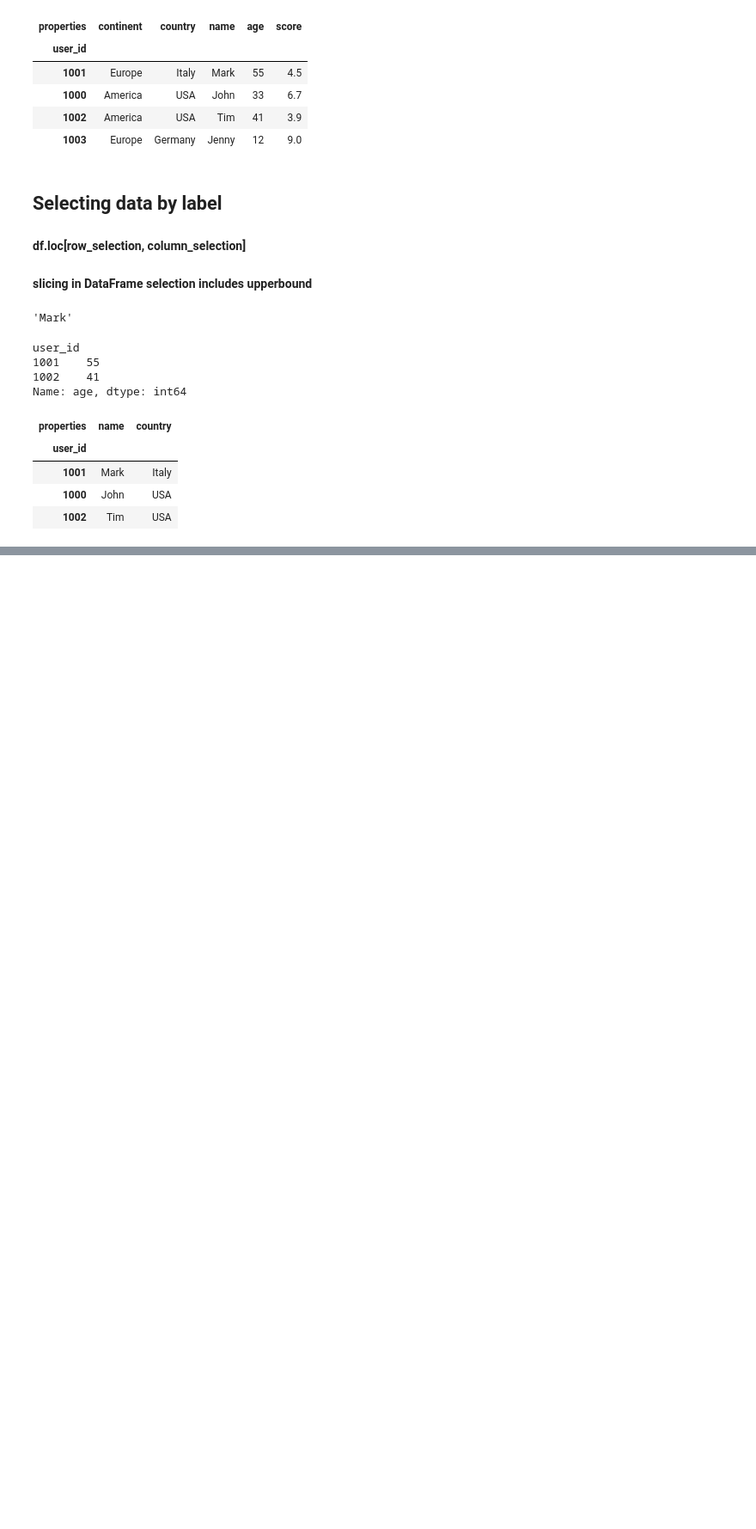
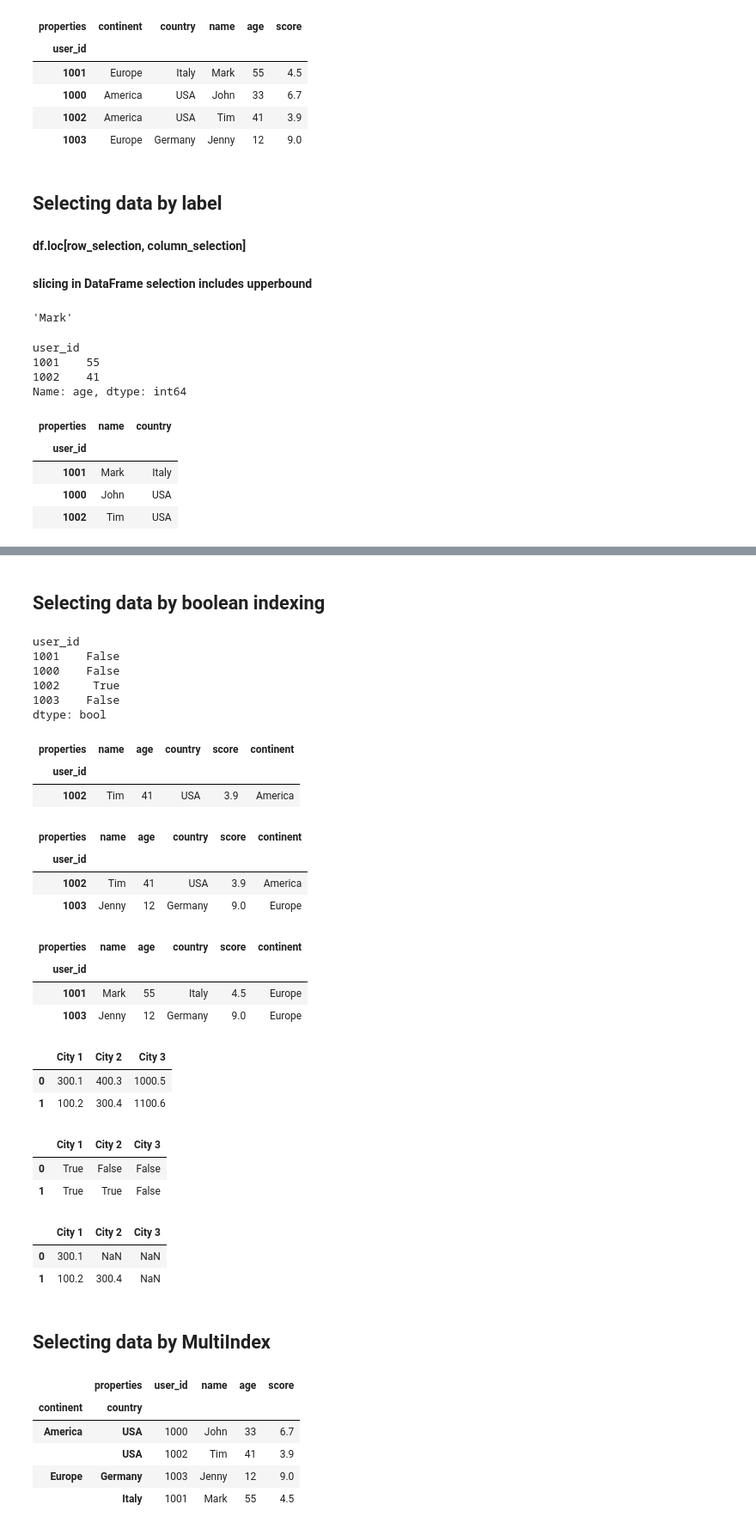
Before and after one commit to aiien61/Python_with_Excel, a Jupyter notebook: pandas_basic.ipynb, the cells around one changed output, grey strips where cells are left out. Shown at 86% size. Saved outputs shown, nothing was run; the diff lists cells and outputs as text; code cells hidden in the pictures; blank space fills up the shorter version.

Commit message:
pandas dataframe selection

```diff
--- a/pandas_basic.ipynb
+++ b/pandas_basic.ipynb
@@ -231,0 +290,70 @@ df.loc[:1002, ['name', 'country']]
+# %% [markdown]
+## Selecting data by boolean indexing
+# %%
+# filter users who is living in the USA and having an age greater than or equal to 40 years old
+tf = (df['age'] > 40) & (df['country'] == 'USA')
+tf  # a series with only True/False
+# %% [output]
+user_id
+1001    False
+1000    False
+1002     True
+1003    False
+dtype: bool
+# %%
+df.loc[tf, :]
+# %% [output]
+| properties | name | age | country | score | continent |
+| user_id |  |  |  |  |  |
+| 1002 | Tim | 41 | USA | 3.9 | America |
+# %%
+df.loc[df.index > 1001, :]
+# %% [output]
+| properties | name | age | country | score | continent |
+| user_id |  |  |  |  |  |
+| 1002 | Tim | 41 | USA | 3.9 | America |
+| 1003 | Jenny | 12 | Germany | 9.0 | Europe |
+# %%
+df.loc[df['country'].isin(['Italy', 'Germany']), :]
+# %% [output]
+| properties | name | age | country | score | continent |
+| user_id |  |  |  |  |  |
+| 1001 | Mark | 55 | Italy | 4.5 | Europe |
+| 1003 | Jenny | 12 | Germany | 9.0 | Europe |
+# %%
+# This could be the yearly rainfall in millimeteres
+rainfall = pd.DataFrame(data={'City 1': [300.1, 100.2],
+                              'City 2': [400.3, 300.4],
+                              'City 3': [1000.5, 1100.6]})
+
+rainfall
+# %% [output]
+|  | City 1 | City 2 | City 3 |
+| 0 | 300.1 | 400.3 | 1000.5 |
+| 1 | 100.2 | 300.4 | 1100.6 |
+# %%
+rainfall < 400
+# %% [output]
+|  | City 1 | City 2 | City 3 |
+| 0 | True | False | False |
+| 1 | True | True | False |
+# %%
+rainfall[rainfall < 400]
+# %% [output]
+|  | City 1 | City 2 | City 3 |
+| 0 | 300.1 | NaN | NaN |
+| 1 | 100.2 | 300.4 | NaN |
+# %% [markdown]
+## Selecting data by MultiIndex
+# %%
+# A MultiIndex needs to be sorted
+df_multi = df.reset_index().set_index(['continent', 'country'])
+df_multi = df_multi.sort_index()
+df_multi
+# %% [output]
+|  | properties | user_id | name | age | score |
+| continent | country |  |  |  |  |
+| America | USA | 1000 | John | 33 | 6.7 |
+|  | USA | 1002 | Tim | 41 | 3.9 |
+| Europe | Germany | 1003 | Jenny | 12 | 9.0 |
+|  | Italy | 1001 | Mark | 55 | 4.5 |
```
Also changed, not shown: parts of 14 cells of this notebook.
